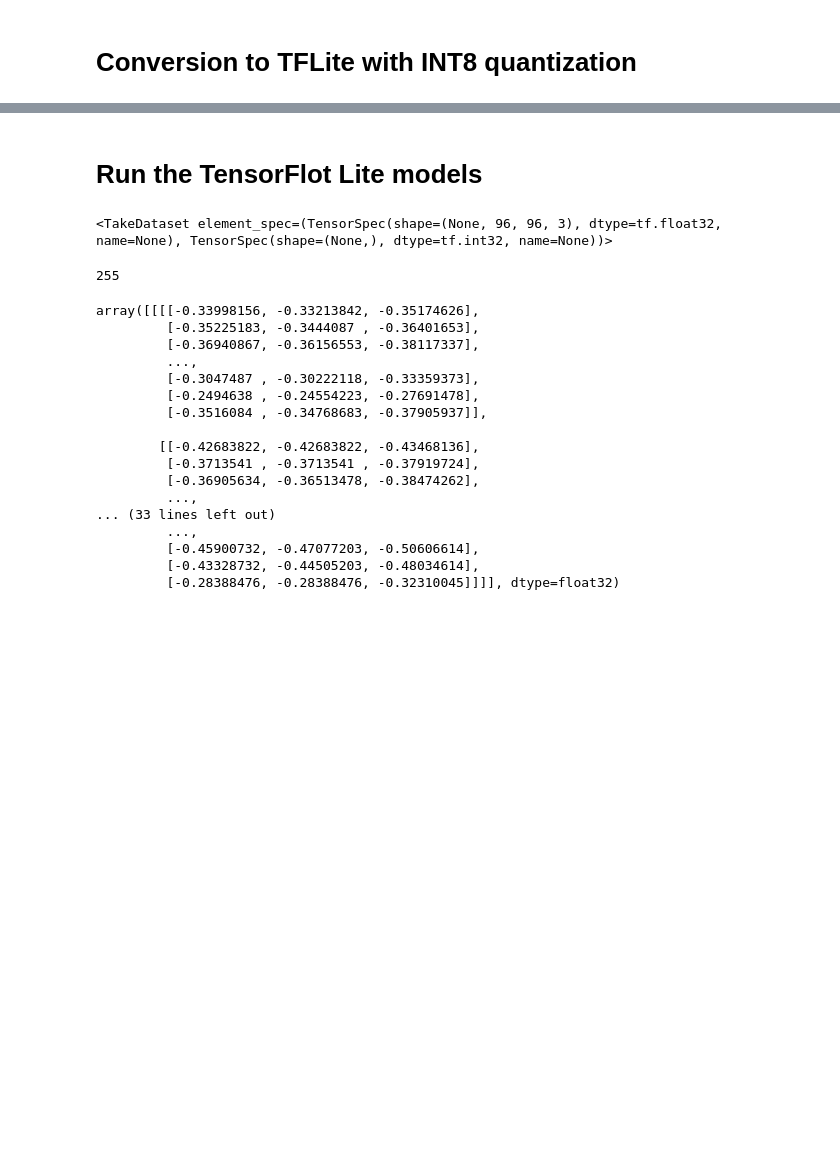
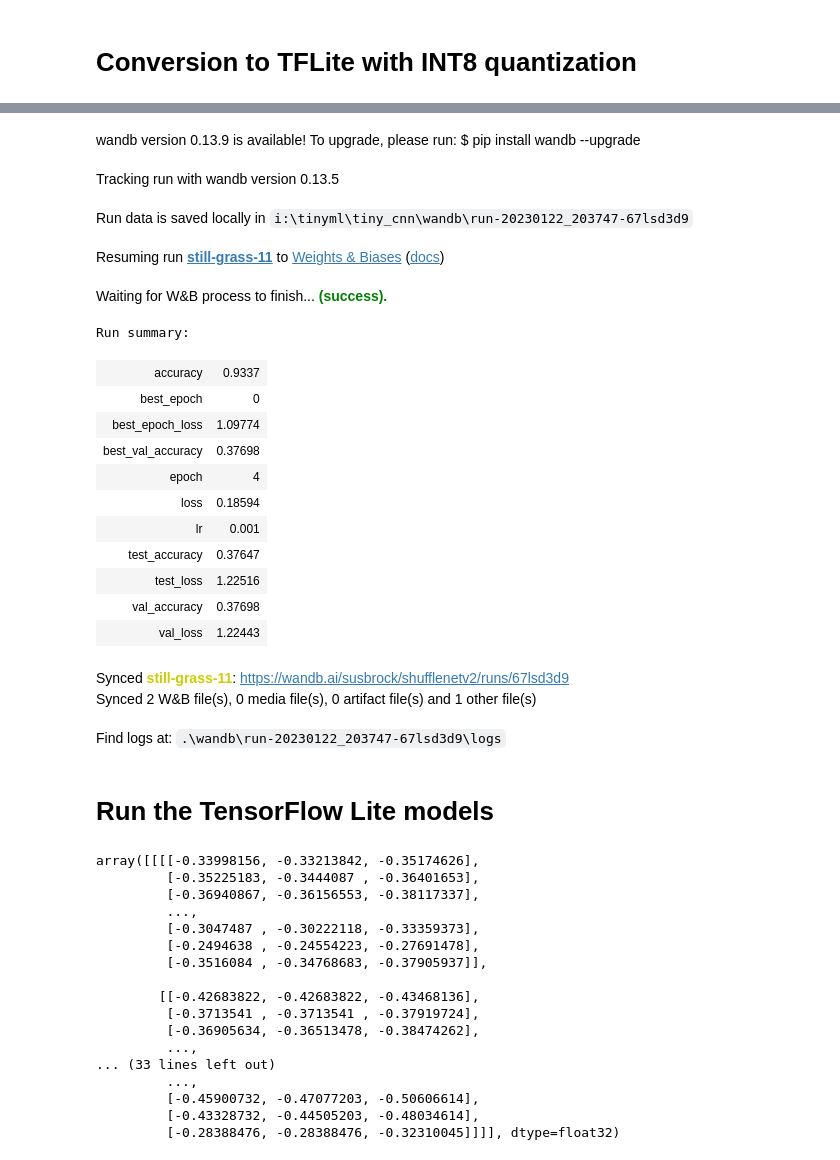
Before and after one commit to subrockmann/tiny_cnn, a Jupyter notebook: Experiment Workbench.ipynb, the cells around one changed output, grey strips where cells are left out. Saved outputs shown, nothing was run; the diff lists cells and outputs as text; code cells hidden in the pictures; blank space fills up the shorter version.

```diff
--- a/Experiment Workbench.ipynb
+++ b/Experiment Workbench.ipynb
@@ -630,0 +732,8 @@ Determined optimal runtime memory size to be 143360
+# %%
+mltk_model_stats = {}
+mltk_model_stats["flash_model_size_b_mltk"] = model_profile["summary"]["tflite_size"]
+mltk_model_stats["RAM_runtime_memory_size_b_mltk"] = model_profile["summary"]["runtime_memory_size"]
+mltk_model_stats["OPS_mltk"] = model_profile["summary"]["ops"]
+mltk_model_stats["macs_mltk"] = model_profile["summary"]["macs"]
+mltk_model_stats["n_unsupported_layers_mltk"] = model_profile["summary"]["n_unsupported_layers"]
+mltk_model_stats["energy_mltk"] = model_profile["summary"]["energy"]
@@ -630,0 +753,34 @@ Determined optimal runtime memory size to be 143360
+# %%
+
+api = wandb.Api()
+
+wandb.init(
+    project=PROJECT,
+    entity="susbrock",
+    id=run_id,
+    resume=True)
+config = wandb.config
+config.update(mltk_model_stats)
+
+wandb.finish()
+# %% [output]
+wandb version 0.13.9 is available! To upgrade, please run: $ pip install wandb --upgrade
+Tracking run with wandb version 0.13.5
+Run data is saved locally in i:\tinyml\tiny_cnn\wandb\run-20230122_203747-67lsd3d9
+Resuming run still-grass-11 to Weights & Biases (docs)
+Waiting for W&B process to finish... (success).
+Run summary:
+| accuracy | 0.9337 |
+| best_epoch | 0 |
+| best_epoch_loss | 1.09774 |
+| best_val_accuracy | 0.37698 |
+| epoch | 4 |
+| loss | 0.18594 |
+| lr | 0.001 |
+| test_accuracy | 0.37647 |
+| test_loss | 1.22516 |
+| val_accuracy | 0.37698 |
+| val_loss | 1.22443 |
+Synced still-grass-11: https://wandb.ai/susbrock/shufflenetv2/runs/67lsd3d9
+Synced 2 W&B file(s), 0 media file(s), 0 artifact file(s) and 1 other file(s)
+Find logs at: .\wandb\run-20230122_203747-67lsd3d9\logs
@@ -631,11 +791,5 @@ Determined optimal runtime memory size to be 143360
 # %% [markdown]
-# Run the TensorFlot Lite models
+# Run the TensorFlow Lite models
 # %%
-test_image = test_ds.take(1)
-test_image
+# test_image = test_ds.take(1)
+# test_image
-# %% [output]
-<TakeDataset element_spec=(TensorSpec(shape=(None, 96, 96, 3), dtype=tf.float32, name=None), TensorSpec(shape=(None,), dtype=tf.int32, name=None))>
-# %%
-len(test_ds)
-# %% [output]
-255
```
Also changed, not shown: parts of 61 cells of this notebook.
